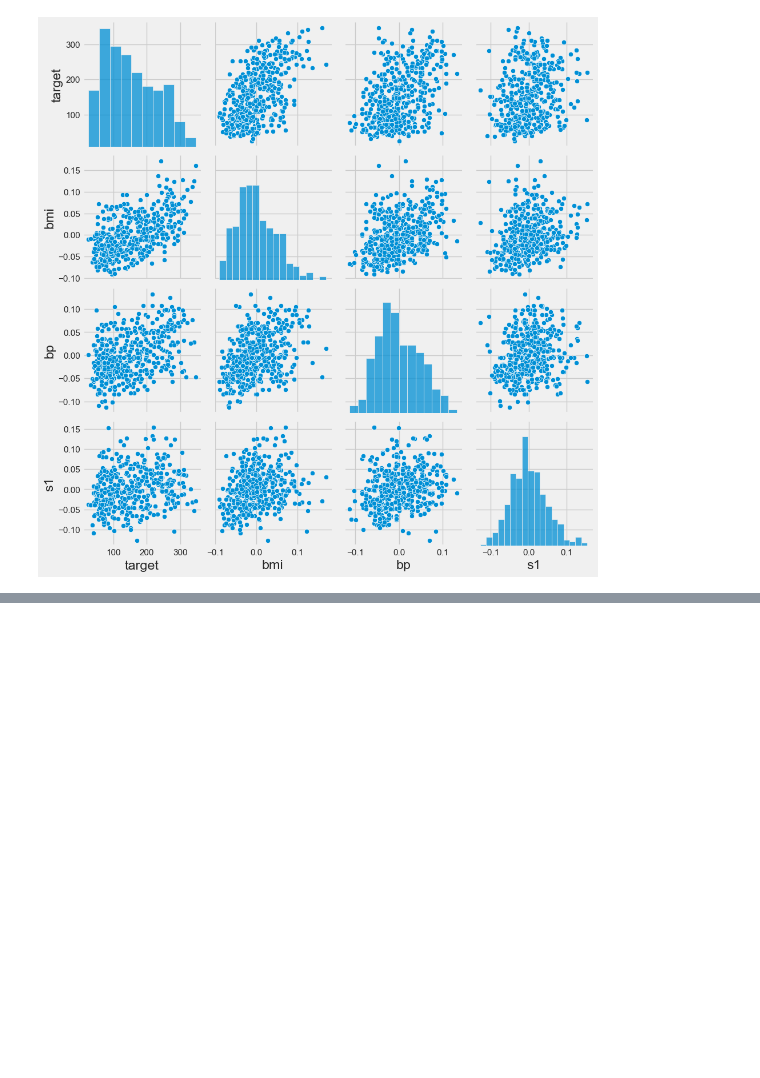
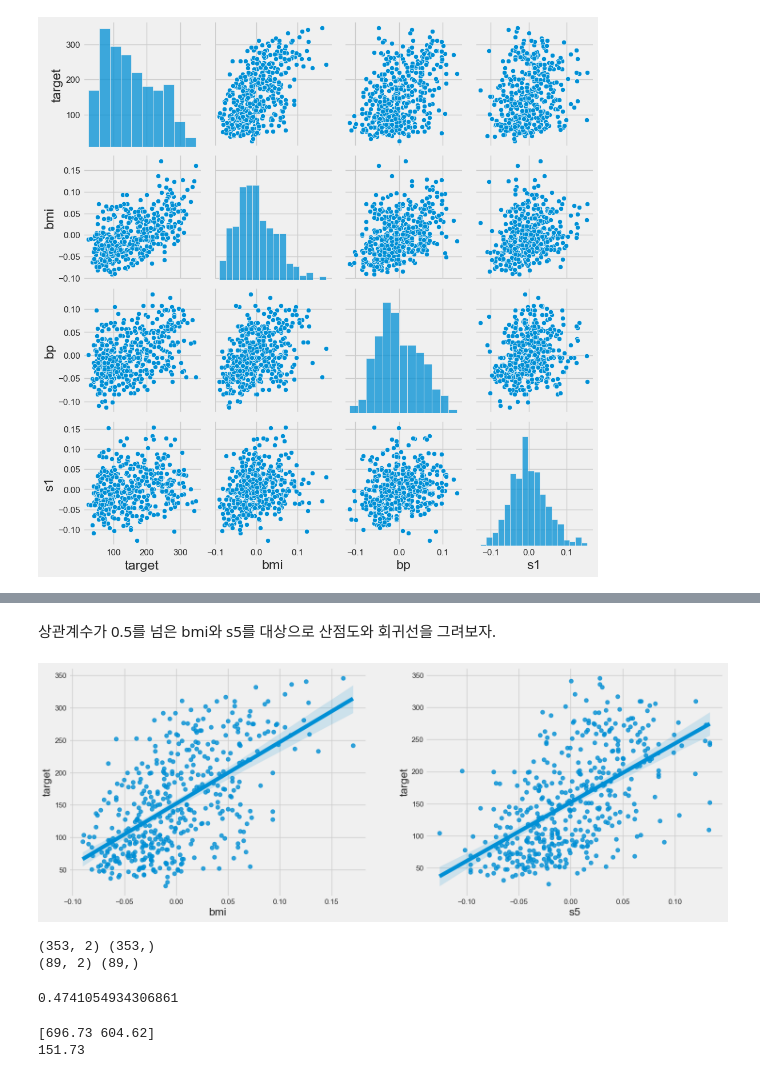
Before and after one commit to the9world/My_Study, a Jupyter notebook: Python_study/23년05월/230510/a_aa.ipynb, the cells around one changed output, grey strips where cells are left out. Cells and saved outputs as stored; diff of their text form; code cells hidden in the pictures; blank space fills up the shorter version.

```diff
--- a/Python_study/23년05월/230510/a_aa.ipynb
+++ b/Python_study/23년05월/230510/a_aa.ipynb
@@ -1085,0 +1079,13 @@ diabetesDF.sort_values('s6')
+# %% [markdown]
+상관계수가 0.5를 넘은 bmi와 s5를 대상으로 산점도와 회귀선을 그려보자.
+# %%
+names = ['target','bmi','s5']
+diabetes_df = df.loc[:,names]
+# %%
+plt.figure(figsize=(16,6))
+for i,name in enumerate(names[1:]):
+    ax = plt.subplot(1,2,i+1)
+    sns.regplot(x=name, y=names[0], data = diabetes_df,ax=ax)
+plt.show()
+# %% [output]
+[figure, added]
@@ -1085,0 +1099,20 @@ diabetesDF.sort_values('s6')
+# %%
+print(X_train.shape, y_train.shape)
+print(X_test.shape, y_test.shape)
+# %% [output]
+(353, 2) (353,)
+(89, 2) (89,)
+# %%
+from sklearn.linear_model import LinearRegression
+
+lr = LinearRegression()
+lr.fit(X_train, y_train)
+lr.score(X_train,y_train)
+# %% [output]
+0.4741054934306861
+# %%
+print(np.round(lr.coef_, 2))
+print(np.round(lr.intercept_, 2))
+# %% [output]
+[696.73 604.62]
+151.73
```
Also changed, not shown: parts of 15 cells of this notebook, 10 other files.
